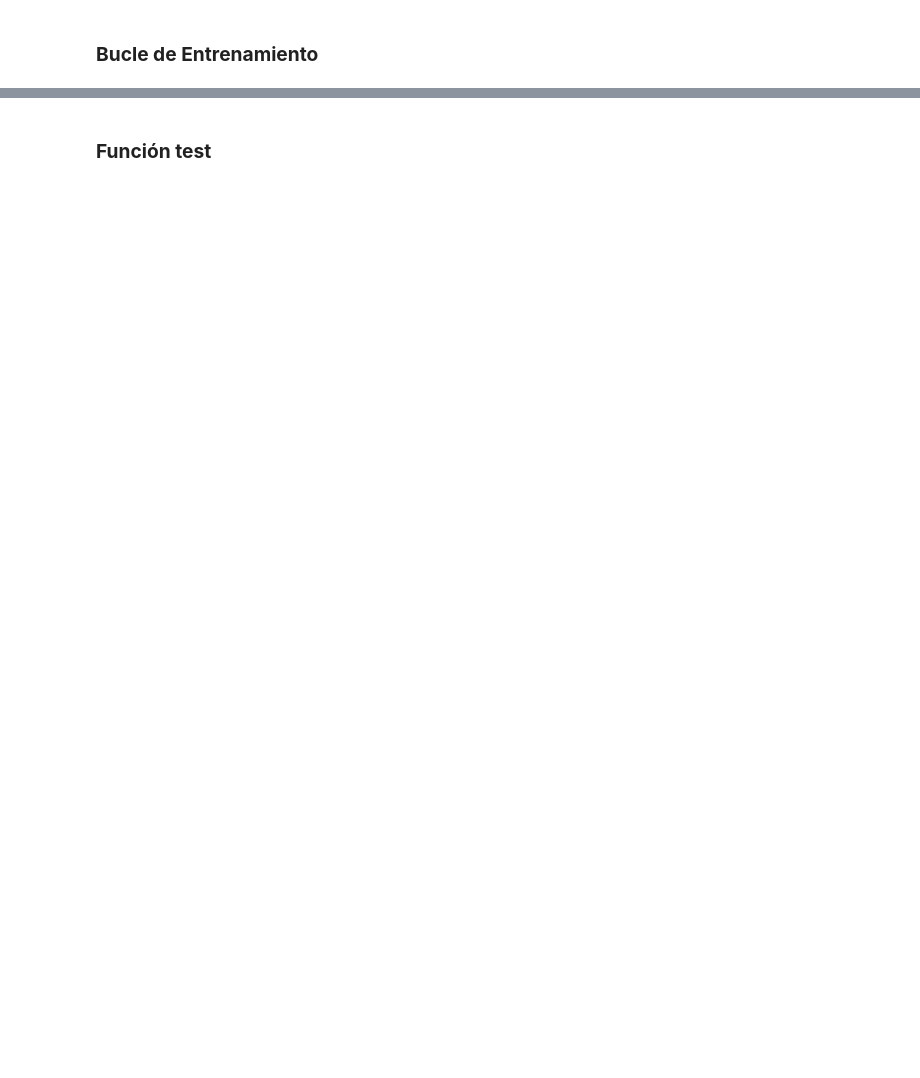
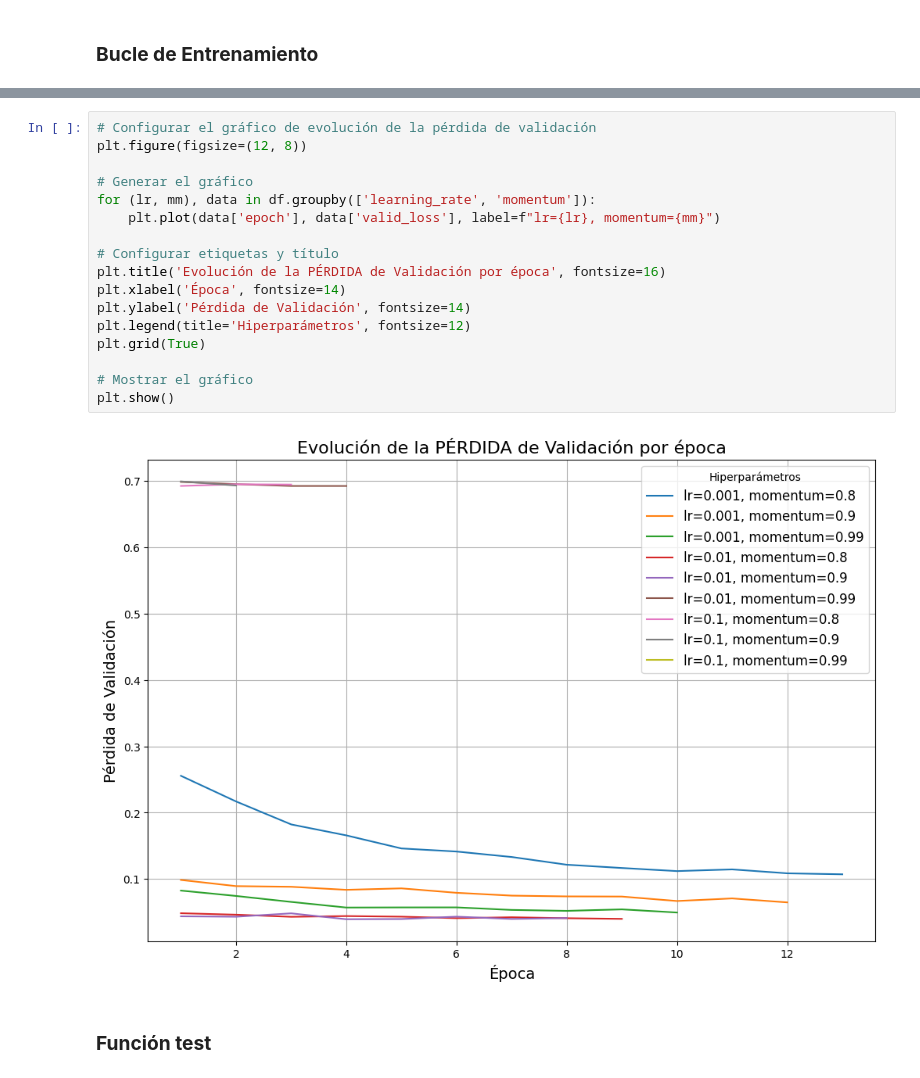
Before and after one commit to MiguelFlores05/Redes-Neuronales, a Jupyter notebook: notebooks/01_Red_Conv.ipynb, the cells around one changed output, grey strips where cells are left out. Cells and saved outputs as stored; diff of their text form; blank space fills up the shorter version.

```diff
--- a/notebooks/01_Red_Conv.ipynb
+++ b/notebooks/01_Red_Conv.ipynb
@@ -482,2 +394,21 @@ KeyboardInterrupt:
+# %%
+# Configurar el gráfico de evolución de la pérdida de validación
+plt.figure(figsize=(12, 8))
+
+# Generar el gráfico
+for (lr, mm), data in df.groupby(['learning_rate', 'momentum']):
+    plt.plot(data['epoch'], data['valid_loss'], label=f"lr={lr}, momentum={mm}")
+
+# Configurar etiquetas y título
+plt.title('Evolución de la PÉRDIDA de Validación por época', fontsize=16)
+plt.xlabel('Época', fontsize=14)
+plt.ylabel('Pérdida de Validación', fontsize=14)
+plt.legend(title='Hiperparámetros', fontsize=12)
+plt.grid(True)
+
+# Mostrar el gráfico
+plt.show()
+# %% [output]
+[figure, added]
 # %% [markdown]
 ### **Función test**
```
Also changed, not shown: parts of 19 cells of this notebook.
